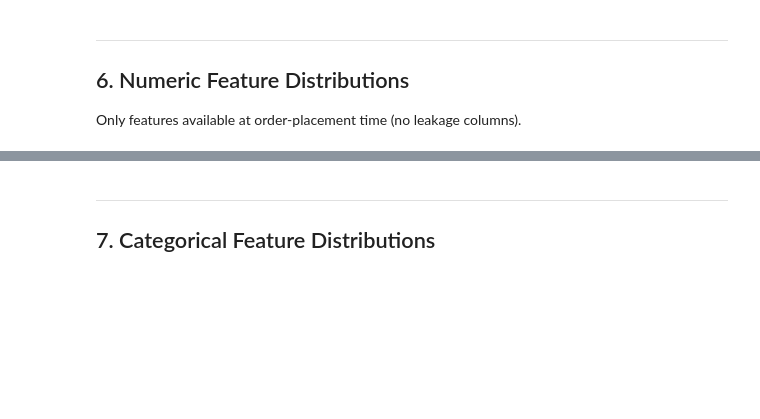
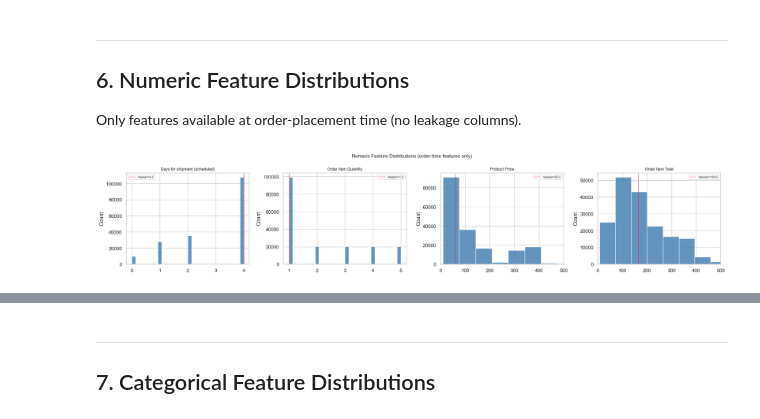
Before and after one commit to JamMan12/Supply-chain-optimization, a Jupyter notebook: notebooks/01_eda.ipynb, the cells around one changed output, grey strips where cells are left out. Drawn from its saved outputs; the diff is of its cells as text; code cells hidden in the pictures; blank space fills up the shorter version.

```diff
--- a/notebooks/01_eda.ipynb
+++ b/notebooks/01_eda.ipynb
@@ -299,7 +299,6 @@ classification = [
     ('Sales per customer',            'LEAKAGE',   'Aggregate across orders - cross-order leakage'),
     # --- KEEP ML ---
     ('Shipping Mode',                 'KEEP-ML',   'Strong predictor; encodes expected transit speed'),
-    ('Days for shipment (scheduled)', 'KEEP-ML',   'Scheduled delivery window; tighter deadline -> higher delay risk'),
     ('Type',                          'KEEP-ML',   'Payment type (DEBIT/CASH/TRANSFER/PAYMENT)'),
     ('Market',                        'KEEP-ML',   'High-level geographic market'),
     ('Order Region',                  'KEEP-ML',   'Regional geography - 22+ regions'),
@@ -318,6 +317,7 @@ classification = [
     ('Order City',                    'KEEP-CFLP', 'Demand node city'),
     ('Order State',                   'KEEP-CFLP', 'Demand node state'),
     # --- DROP ---
+    ('Days for shipment (scheduled)', 'DROP',      'Redundant numeric shadow of Shipping Mode — 1-to-1 mapping confirmed in section 8.8; mode is the causal variable'),
     ('Customer Email',                'DROP',      'PII; all XXXXXXXXX'),
     ('Customer Fname',                'DROP',      'PII; all XXXXXXXXX'),
     ('Customer Lname',                'DROP',      'PII; all XXXXXXXXX'),
@@ -462,23 +524,27 @@ Only features available at order-placement time (no leakage columns).
 # %%
 num_features = [
     'Days for shipment (scheduled)',
     'Order Item Quantity',
-    'Order Item Discount Rate',
     'Product Price',
     'Order Item Total',
 ]
 
 fig, axes = plt.subplots(1, len(num_features), figsize=(20, 4))
-for ax, col in zip(axes, num_features):
+for i, (ax, col) in enumerate(zip(axes, num_features)):
     ax.hist(df[col].dropna(), bins=30, color='steelblue', edgecolor='white', alpha=0.85)
     ax.set_title(col, fontsize=9)
     ax.set_ylabel('Count')
     median = df[col].median()
     ax.axvline(median, color='crimson', linestyle='--', linewidth=1, label=f'median={median:.1f}')
     ax.legend(fontsize=7)
+    if i >= 2:
+        ax.set_xlim(0, 500)
+        ax.xaxis.set_major_locator(plt.MultipleLocator(100))
 plt.suptitle('Numeric Feature Distributions (order-time features only)', fontsize=11)
 plt.tight_layout()
 plt.show()
+# %% [output]
+[figure, added]
 # %%
 outlier_report = []
 for col in num_features:
```
Also changed, not shown: parts of 15 cells of this notebook, 10 other files.
